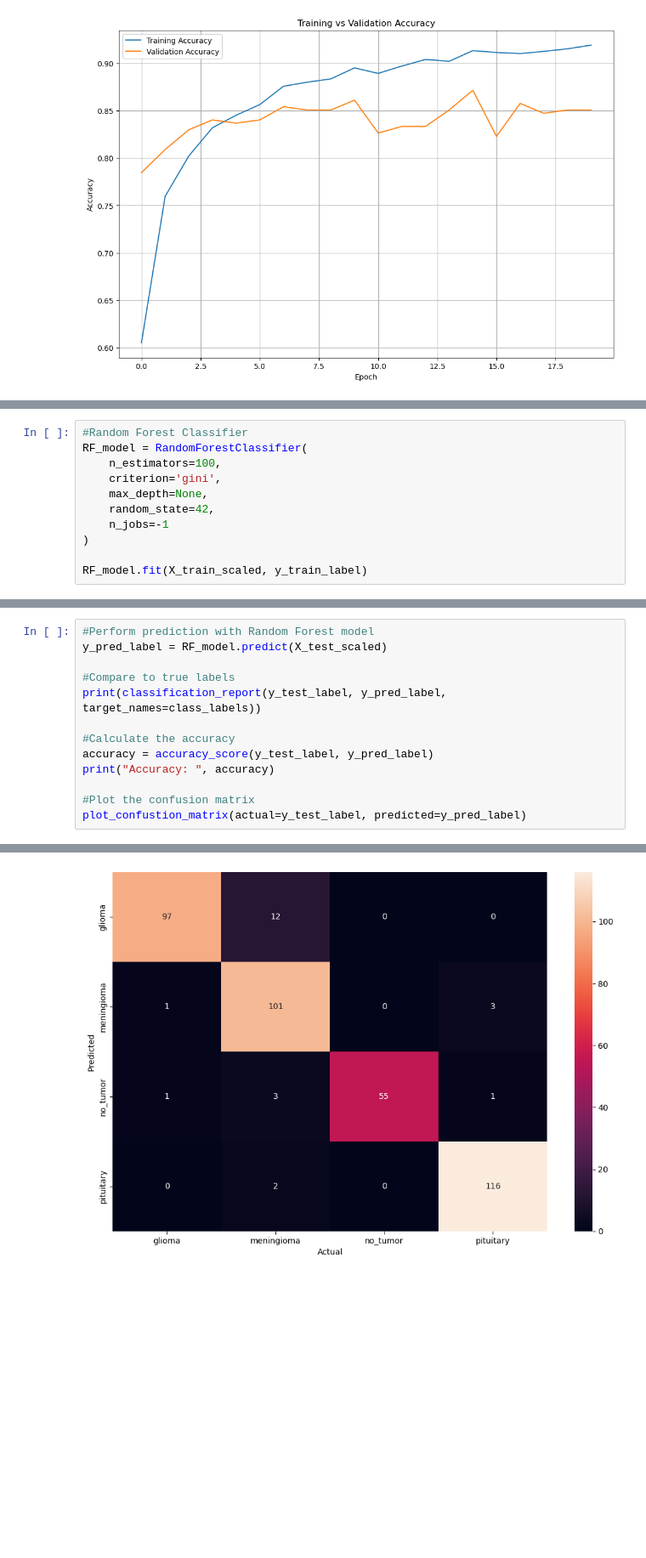
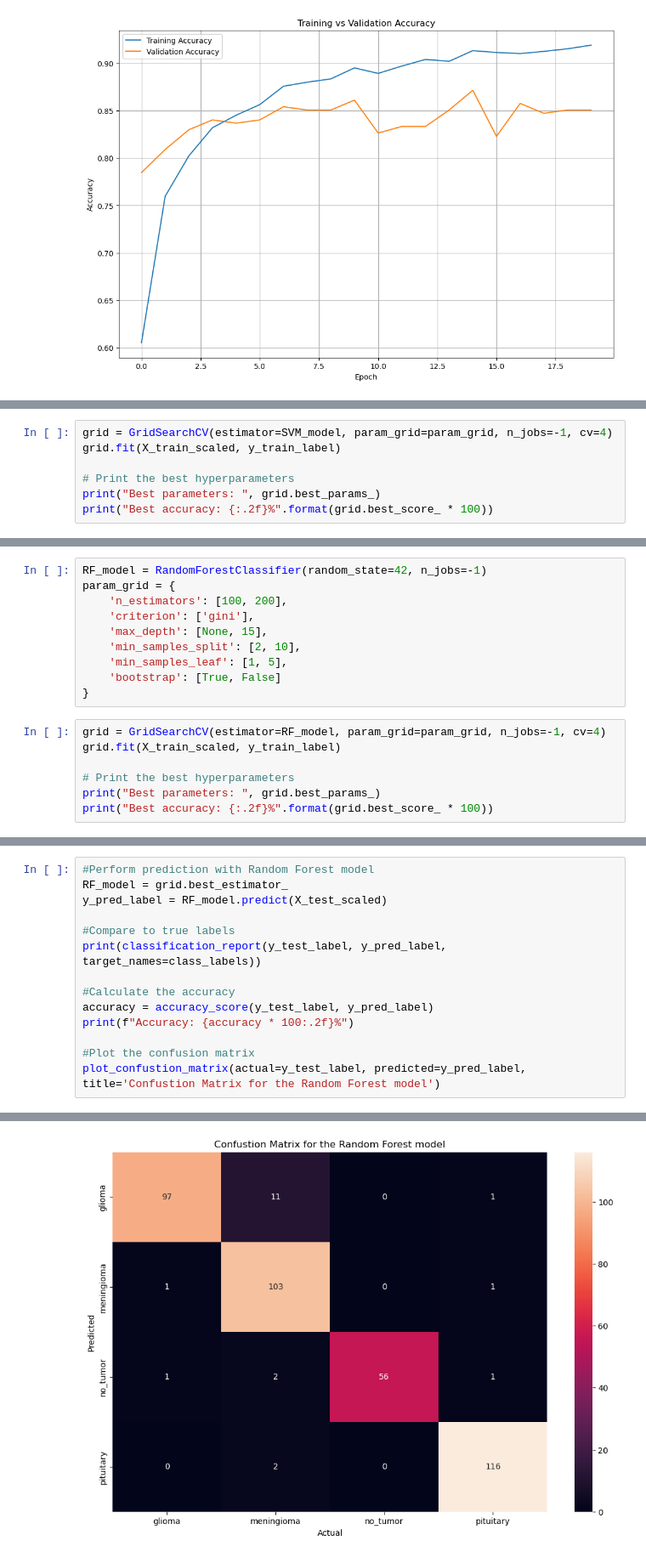
Before and after one commit to Coco501/ECS-171-Machine-Learning-Final-Project, a Jupyter notebook: src/brain-tumor.ipynb, the cells around one changed output, grey strips where cells are left out. Shown at 85% size. Drawn from its saved outputs; the diff is of its cells as text; blank space fills up the shorter version.

```diff
--- a/src/brain-tumor.ipynb
+++ b/src/brain-tumor.ipynb
@@ -324,0 +285,7 @@ SVC(probability=True)
+# %%
+grid = GridSearchCV(estimator=SVM_model, param_grid=param_grid, n_jobs=-1, cv=4)
+grid.fit(X_train_scaled, y_train_label)
+
+# Print the best hyperparameters
+print("Best parameters: ", grid.best_params_)
+print("Best accuracy: {:.2f}%".format(grid.best_score_ * 100))
@@ -352,11 +322,0 @@ Accuracy:  0.9642857142857143
-# %%
-#Random Forest Classifier
-RF_model = RandomForestClassifier(
-    n_estimators=100,
-    criterion='gini',
-    max_depth=None,
-    random_state=42,
-    n_jobs=-1
-)
-
-RF_model.fit(X_train_scaled, y_train_label)
@@ -364,0 +323,17 @@ RandomForestClassifier(n_jobs=-1, random_state=42)
+# %%
+RF_model = RandomForestClassifier(random_state=42, n_jobs=-1)
+param_grid = {
+    'n_estimators': [100, 200],
+    'criterion': ['gini'],
+    'max_depth': [None, 15],
+    'min_samples_split': [2, 10],
+    'min_samples_leaf': [1, 5],
+    'bootstrap': [True, False]
+}
+# %%
+grid = GridSearchCV(estimator=RF_model, param_grid=param_grid, n_jobs=-1, cv=4)
+grid.fit(X_train_scaled, y_train_label)
+
+# Print the best hyperparameters
+print("Best parameters: ", grid.best_params_)
+print("Best accuracy: {:.2f}%".format(grid.best_score_ * 100))
@@ -365,5 +343,6 @@ RandomForestClassifier(n_jobs=-1, random_state=42)
 # %%
 #Perform prediction with Random Forest model
+RF_model = grid.best_estimator_
 y_pred_label = RF_model.predict(X_test_scaled)
 
 #Compare to true labels
@@ -371,10 +350,10 @@ print(classification_report(y_test_label, y_pred_label, target_names=class_label
 
 #Calculate the accuracy
 accuracy = accuracy_score(y_test_label, y_pred_label)
-print("Accuracy: ", accuracy)
+print(f"Accuracy: {accuracy * 100:.2f}%")
 
 #Plot the confusion matrix
-plot_confustion_matrix(actual=y_test_label, predicted=y_pred_label)
+plot_confustion_matrix(actual=y_test_label, predicted=y_pred_label, title='Confustion Matrix for the Random Forest model')
 # %% [output]
               precision    recall  f1-score   support
 
@@ -391 +370 @@ Accuracy:  0.9413265306122449
-[figure, old version]
+[figure, new version]
```
Also changed, not shown: parts of 20 cells of this notebook.
